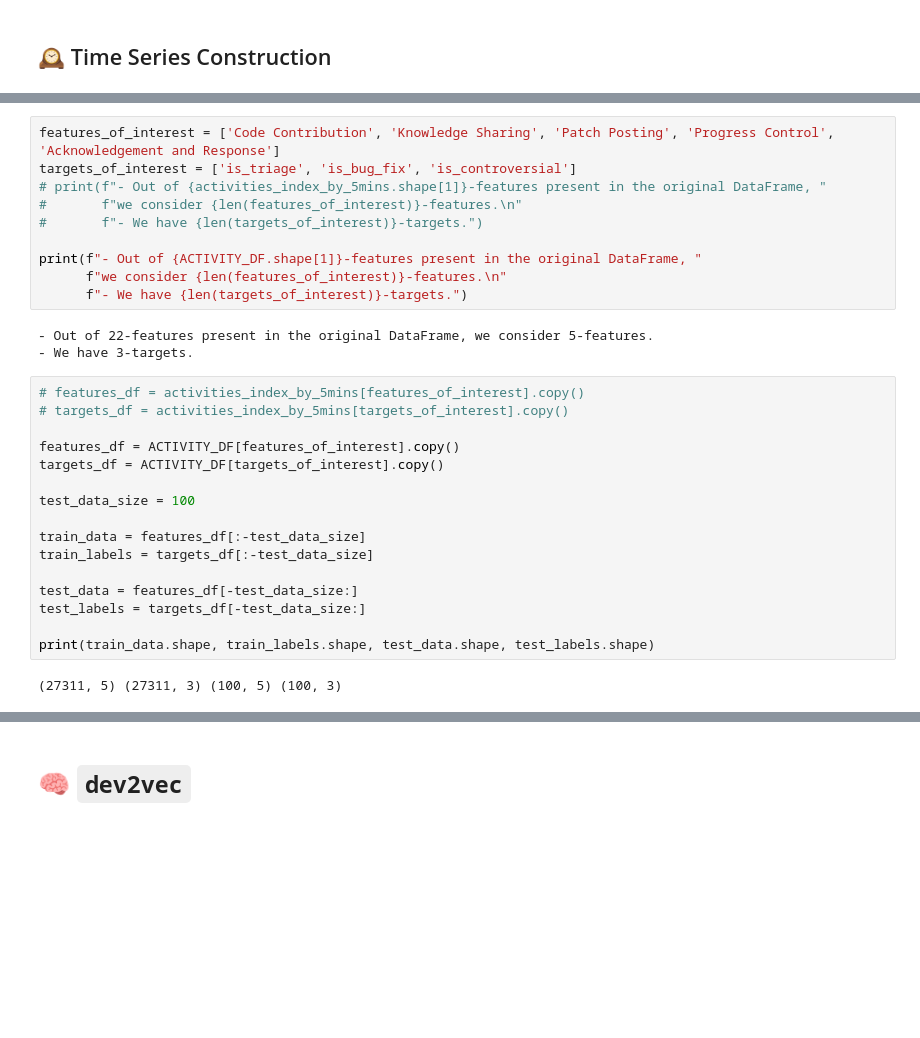
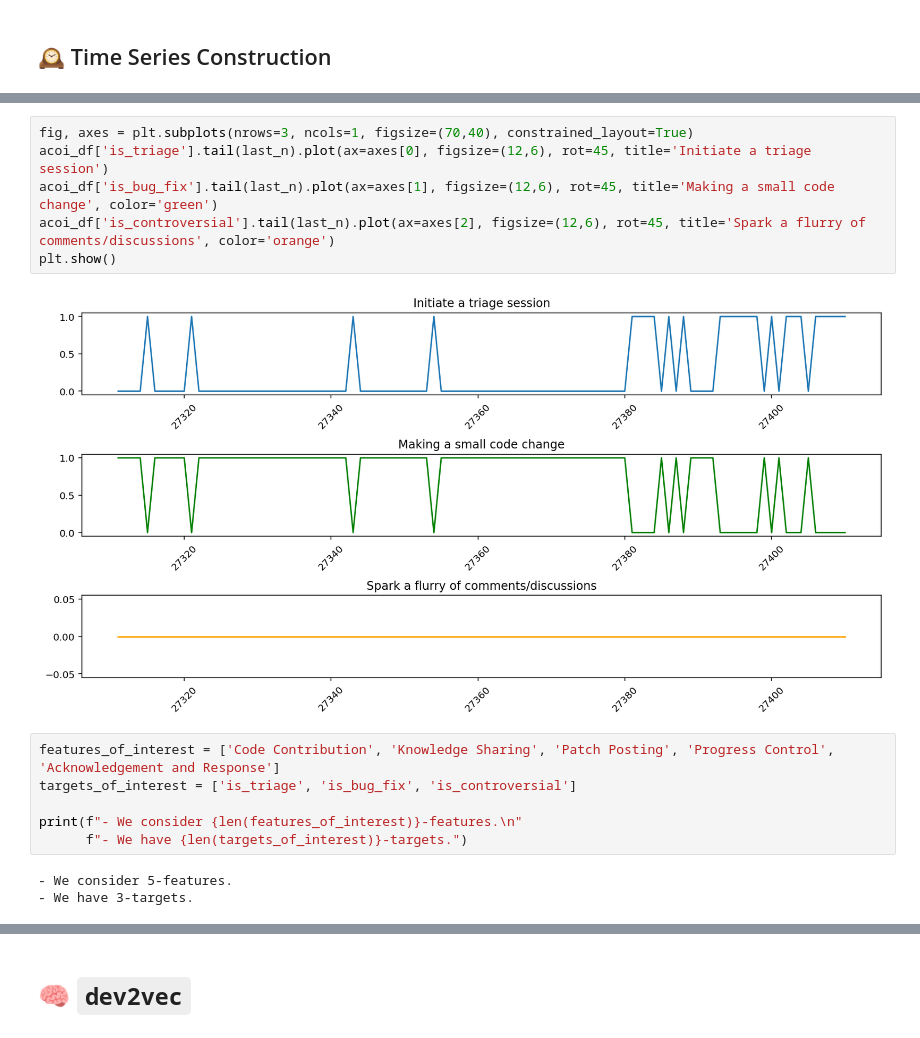
Before and after one commit to SRI-CSL/signal-public, a Jupyter notebook: colabs/dev2vec_in_lkml.ipynb, the cells around one changed output, grey strips where cells are left out. Cells and saved outputs as stored; diff of their text form; blank space fills up the shorter version.

```diff
--- a/colabs/dev2vec_in_lkml.ipynb
+++ b/colabs/dev2vec_in_lkml.ipynb
@@ -275,31 +362,17 @@ activities_index_by_5mins.head()
+# %%
+fig, axes = plt.subplots(nrows=3, ncols=1, figsize=(70,40), constrained_layout=True)
+acoi_df['is_triage'].tail(last_n).plot(ax=axes[0], figsize=(12,6), rot=45, title='Initiate a triage session')
+acoi_df['is_bug_fix'].tail(last_n).plot(ax=axes[1], figsize=(12,6), rot=45, title='Making a small code change', color='green')
+acoi_df['is_controversial'].tail(last_n).plot(ax=axes[2], figsize=(12,6), rot=45, title='Spark a flurry of comments/discussions', color='orange')
+plt.show()
+# %% [output]
+[figure, added]
 # %%
 features_of_interest = ['Code Contribution', 'Knowledge Sharing', 'Patch Posting', 'Progress Control', 'Acknowledgement and Response']
 targets_of_interest = ['is_triage', 'is_bug_fix', 'is_controversial']
-# print(f"- Out of {activities_index_by_5mins.shape[1]}-features present in the original DataFrame, "
-#       f"we consider {len(features_of_interest)}-features.\n"
-#       f"- We have {len(targets_of_interest)}-targets.")
 
-print(f"- Out of {ACTIVITY_DF.shape[1]}-features present in the original DataFrame, "
-      f"we consider {len(features_of_interest)}-features.\n"
+print(f"- We consider {len(features_of_interest)}-features.\n"
       f"- We have {len(targets_of_interest)}-targets.")
 # %% [output]
-- Out of 22-features present in the original DataFrame, we consider 5-features.
+- We consider 5-features.
 - We have 3-targets.
-# %%
-# features_df = activities_index_by_5mins[features_of_interest].copy()
-# targets_df = activities_index_by_5mins[targets_of_interest].copy()
-
-features_df = ACTIVITY_DF[features_of_interest].copy()
-targets_df = ACTIVITY_DF[targets_of_interest].copy()
-
-test_data_size = 100
-
-train_data = features_df[:-test_data_size]
-train_labels = targets_df[:-test_data_size]
-
-test_data = features_df[-test_data_size:]
-test_labels = targets_df[-test_data_size:]
-
-print(train_data.shape, train_labels.shape, test_data.shape, test_labels.shape)
-# %% [output]
-(27311, 5) (27311, 3) (100, 5) (100, 3)
```
Also changed, not shown: parts of 71 cells of this notebook.
